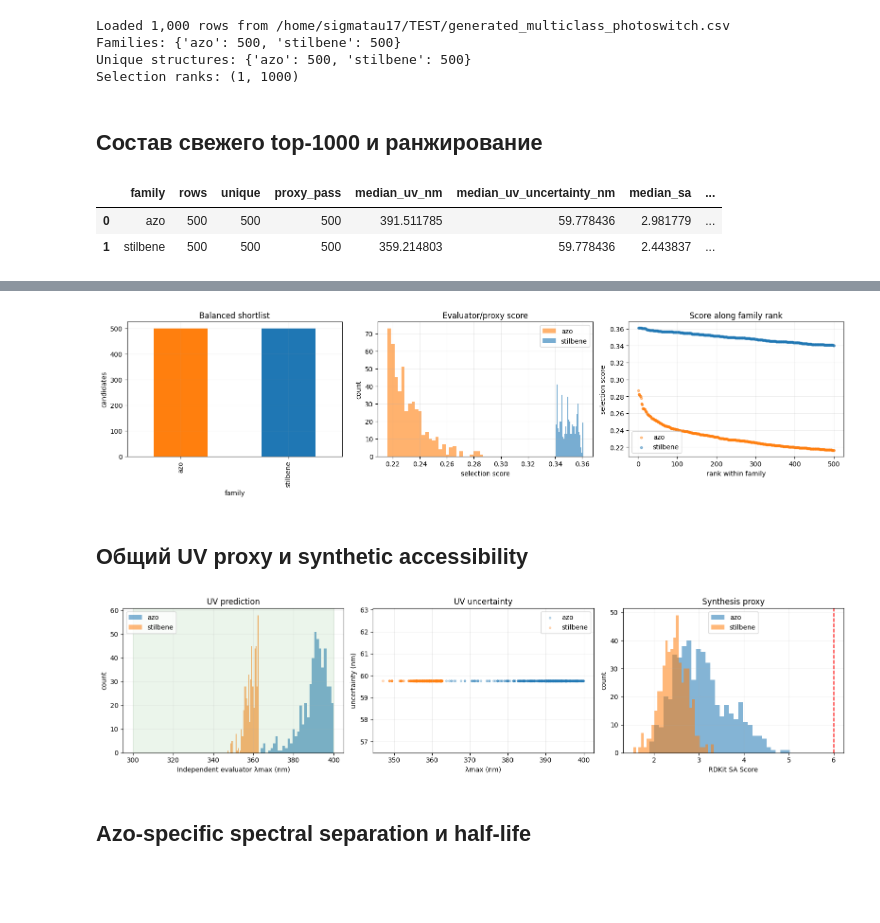
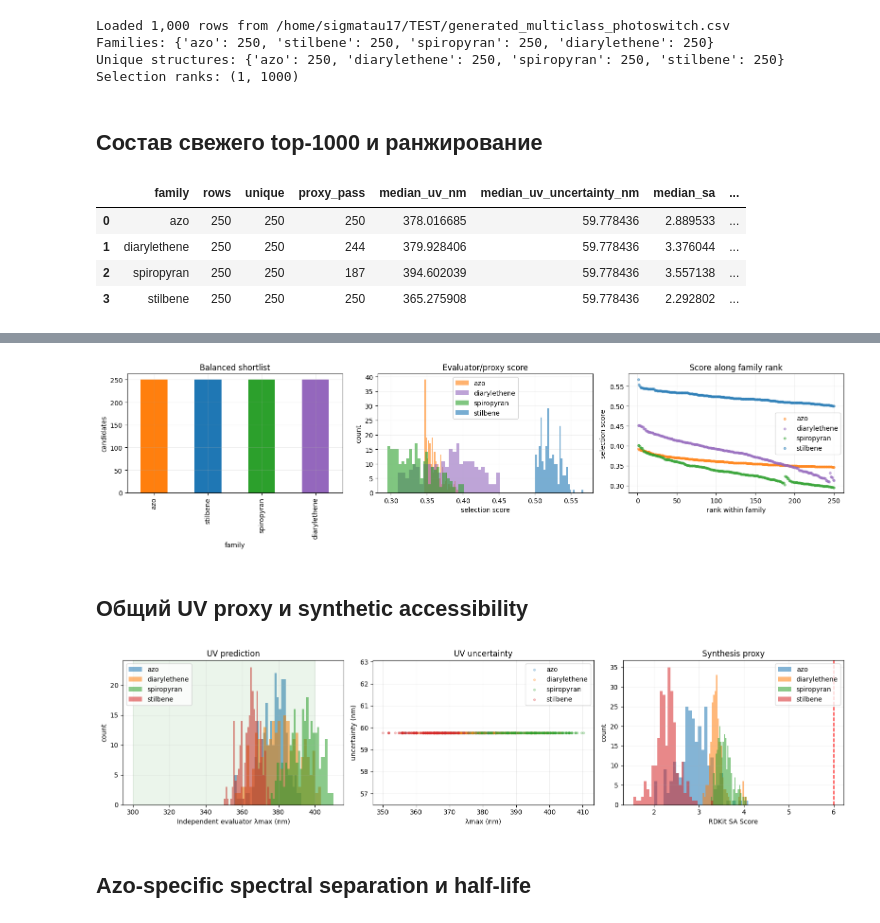
Before and after one commit to GeorgeUstinov/MolGeneration, a Jupyter notebook: Generated_Molecules_Visualization.ipynb, the cells around one changed output, grey strips where cells are left out. Cells and saved outputs as stored; diff of their text form; code cells hidden in the pictures; blank space fills up the shorter version.

Commit message:
Add phototoxicity-aware four-class photoswitch generation

```diff
--- a/Generated_Molecules_Visualization.ipynb
+++ b/Generated_Molecules_Visualization.ipynb
@@ -22,12 +24,17 @@ RDLogger.DisableLog("rdApp.*")
 ROOT = Path.cwd().resolve()
 CSV_PATH = ROOT / "generated_multiclass_photoswitch.csv"
 METRICS_PATH = ROOT / "outputs" / "uv_most_multiclass" / "generation_metrics.csv"
+TOXICITY_METRICS_PATH = ROOT / "outputs" / "uv_most_multiclass" / "phototoxicity_model_metrics.csv"
+TOXICITY_TRAINING_PATH = ROOT / "outputs" / "uv_most_multiclass" / "phototoxicity_training.csv"
 df = pd.read_csv(CSV_PATH)
 required = {
     "selection_rank", "candidate_id", "rank_within_family", "family",
     "canonical_smiles", "state_A_smiles", "state_B_smiles",
     "pair_valid", "eval_uv_lambda_nm", "eval_uv_uncertainty_nm", "sa_score",
     "reward", "selection_score", "target_A_pass", "target_B_pass",
+    "photoswitch_space_pass", "toxicity_space_pass", "phototoxic_probability",
+    "phototoxic_uncertainty", "phototoxic_upper_confidence", "toxicity_similarity",
+    "toxicity_in_domain", "toxicity_pass",
     "joint_success", "PSS_pred", "quantum_yield_pred", "deltaH_kJ_mol",
     "stored_energy_MJ_kg", "final_status",
 }
@@ -42,8 +49,8 @@ print("Unique structures:", df.groupby("family")["canonical_smiles"].nunique().t
 print("Selection ranks:", (int(df["selection_rank"].min()), int(df["selection_rank"].max())))
 # %% [output]
 Loaded 1,000 rows from /home/sigmatau17/TEST/generated_multiclass_photoswitch.csv
-Families: {'azo': 500, 'stilbene': 500}
-Unique structures: {'azo': 500, 'stilbene': 500}
+Families: {'azo': 250, 'stilbene': 250, 'spiropyran': 250, 'diarylethene': 250}
+Unique structures: {'azo': 250, 'diarylethene': 250, 'spiropyran': 250, 'stilbene': 250}
 Selection ranks: (1, 1000)
 # %% [markdown]
 ## Состав свежего top-1000 и ранжирование
@@ -57,16 +64,19 @@ summary = (
           median_uv_nm=("eval_uv_lambda_nm", "median"),
           median_uv_uncertainty_nm=("eval_uv_uncertainty_nm", "median"),
           median_sa=("sa_score", "median"),
+          median_phototoxic_probability=("phototoxic_probability", "median"),
+          toxicity_in_domain_rate=("toxicity_in_domain", "mean"),
           median_selection_score=("selection_score", "median"),
       )
 )
 display(summary)
 display(pd.crosstab(df["family"], df["final_status"]))
 
-colors = {"azo": "tab:orange", "stilbene": "tab:blue"}
+family_order = ["azo", "stilbene", "spiropyran", "diarylethene"]
+colors = {"azo":"tab:orange", "stilbene":"tab:blue", "spiropyran":"tab:green", "diarylethene":"tab:purple"}
 fig, axes = plt.subplots(1, 3, figsize=(16, 4.2))
-df["family"].value_counts().reindex(["azo", "stilbene"]).plot.bar(
-    ax=axes[0], color=[colors["azo"], colors["stilbene"]]
+df["family"].value_counts().reindex(family_order).plot.bar(
+    ax=axes[0], color=[colors[family] for family in family_order]
 )
 axes[0].set(title="Balanced shortlist", xlabel="family", ylabel="candidates")
 for family, part in df.groupby("family"):
@@ -85,5 +95,7 @@ plt.tight_layout()
 plt.show()
 # %% [output]
 |  | family | rows | unique | proxy_pass | median_uv_nm | median_uv_uncertainty_nm | median_sa | ... |
-| 0 | azo | 500 | 500 | 500 | 391.511785 | 59.778436 | 2.981779 | ... |
-| 1 | stilbene | 500 | 500 | 500 | 359.214803 | 59.778436 | 2.443837 | ... |
+| 0 | azo | 250 | 250 | 250 | 378.016685 | 59.778436 | 2.889533 | ... |
+| 1 | diarylethene | 250 | 250 | 244 | 379.928406 | 59.778436 | 3.376044 | ... |
+| 2 | spiropyran | 250 | 250 | 187 | 394.602039 | 59.778436 | 3.557138 | ... |
+| 3 | stilbene | 250 | 250 | 250 | 365.275908 | 59.778436 | 2.292802 | ... |
@@ -94,4 +108,4 @@ plt.show()
-[figure, old version]
+[figure, new version]
 # %% [markdown]
 ## Общий UV proxy и synthetic accessibility
 # %%
@@ -111,7 +125,7 @@ for axis in axes:
 plt.tight_layout()
 plt.show()
 # %% [output]
-[figure, old version]
+[figure, new version]
 # %% [markdown]
 ## Azo-specific spectral separation и half-life
 # %%
```
Also changed, not shown: parts of 12 cells of this notebook, 18 other files.
